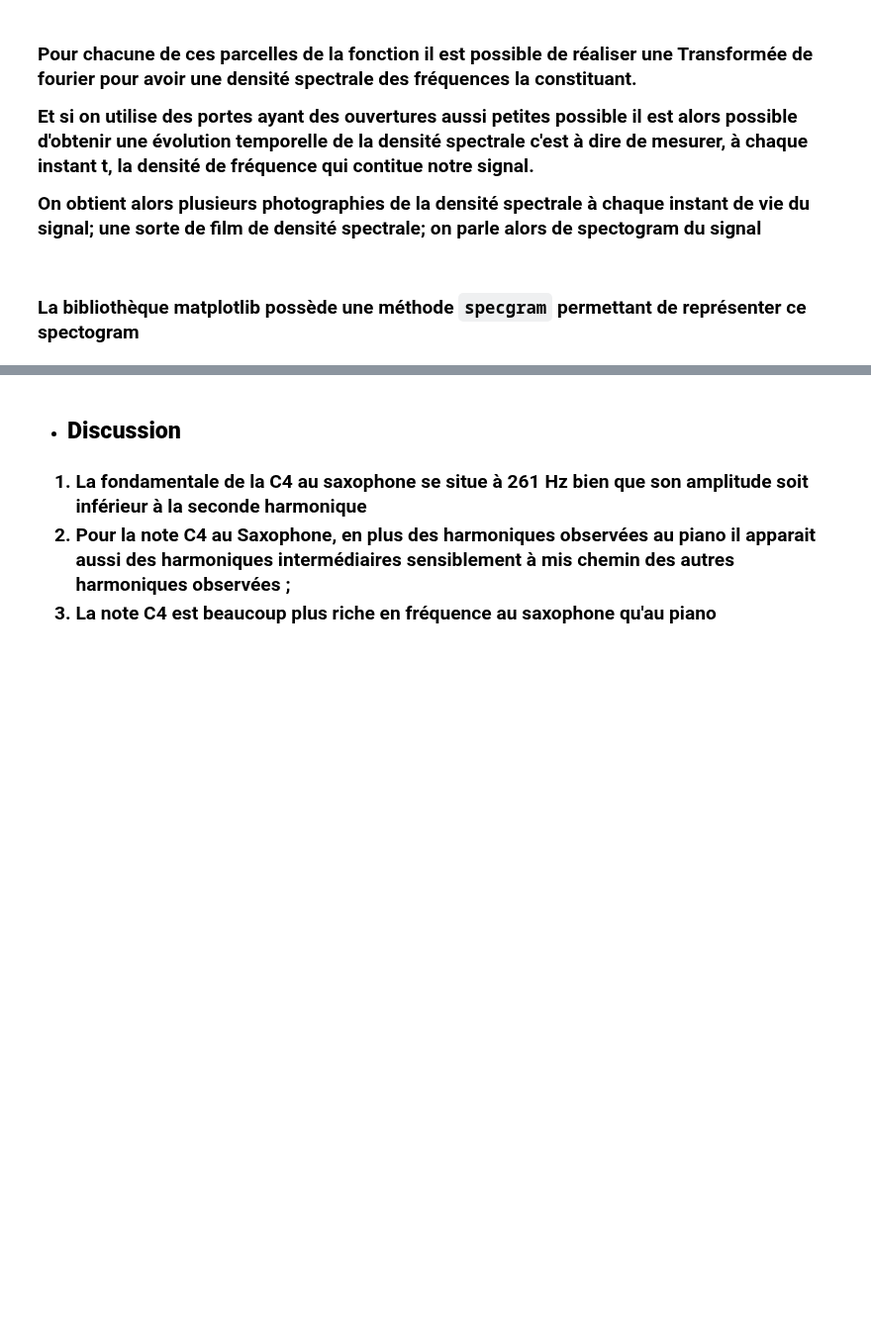
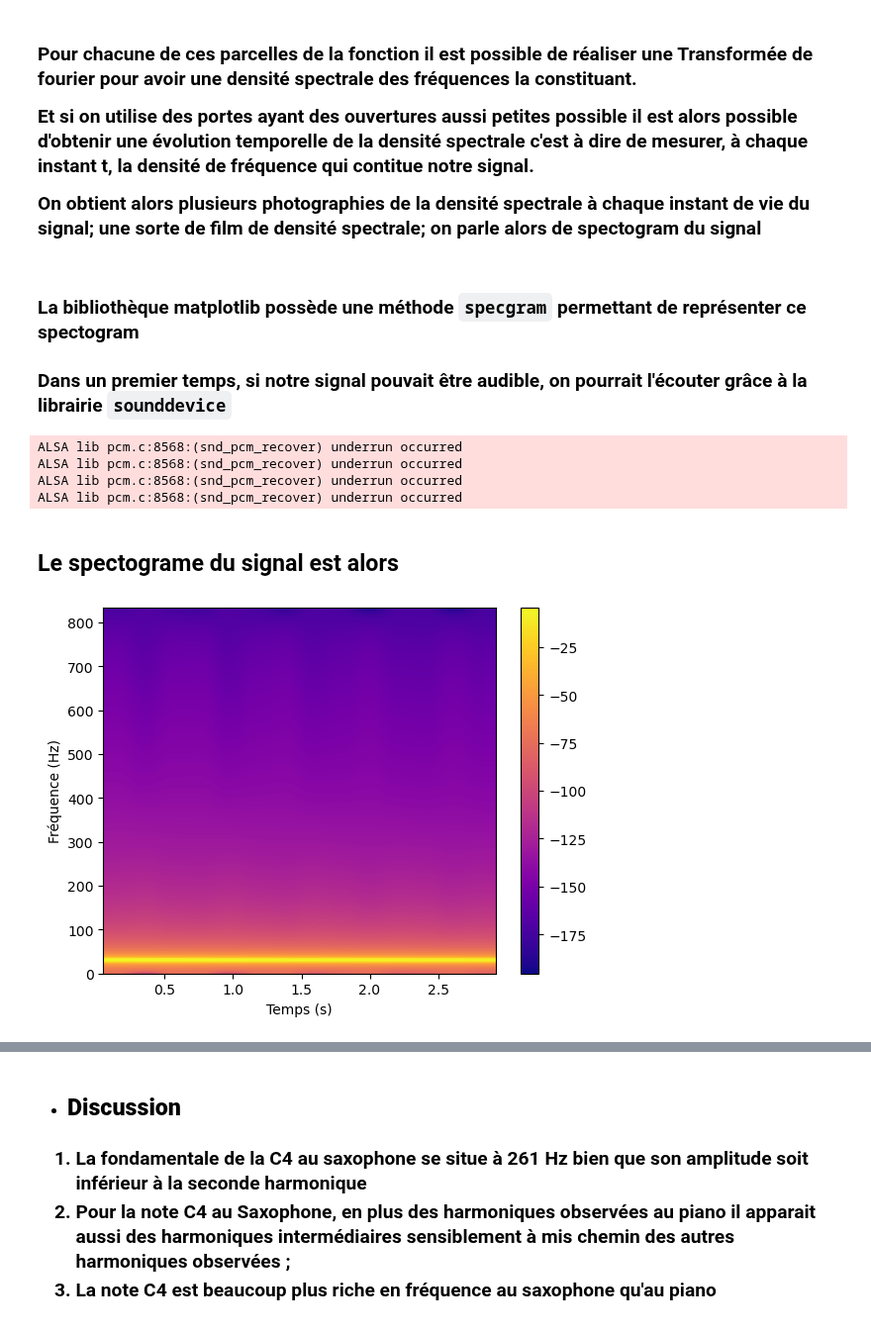
Before and after one commit to Brice-KENGNI-ZANGUIM/Signal_Processing, a Jupyter notebook: 4 - Spectograme/4 - Spectogram Temp_Fréquence.ipynb, the cells around one changed output, grey strips where cells are left out. Shown at 99% size. Cells and saved outputs as stored; diff of their text form; code cells hidden in the pictures; blank space fills up the shorter version.

Commit message:
signal masque

```diff
--- a/4 - Spectograme/4 - Spectogram Temp_Fréquence.ipynb
+++ b/4 - Spectograme/4 - Spectogram Temp_Fréquence.ipynb
@@ -160,3 +160,23 @@ plt.show()
 <h3> <p>Pour chacune de ces parcelles de la fonction il est possible de réaliser une Transformée de fourier pour avoir une densité spectrale des fréquences la constituant.</p>  <p>Et si on utilise des portes ayant des ouvertures aussi petites possible il est alors possible d'obtenir une évolution temporelle de la densité spectrale c'est à dire de mesurer, à chaque instant t, la densité de fréquence qui contitue notre signal.</p> <p> On obtient alors plusieurs photographies de la densité spectrale à chaque instant de vie du signal; une sorte de film de densité spectrale; on parle alors de spectogram du signal </p>
 # %% [markdown]
 ### La bibliothèque matplotlib possède une méthode `specgram` permettant de représenter ce spectogram
+
+### Dans un premier temps, si notre signal pouvait être audible, on pourrait l'écouter grâce à la librairie `sounddevice`
+# %%
+sd.play(6*signal ,fs)
+# %% [output]
+ALSA lib pcm.c:8568:(snd_pcm_recover) underrun occurred
+ALSA lib pcm.c:8568:(snd_pcm_recover) underrun occurred
+ALSA lib pcm.c:8568:(snd_pcm_recover) underrun occurred
+ALSA lib pcm.c:8568:(snd_pcm_recover) underrun occurred
+# %% [markdown]
+<h2> Le spectograme du signal est alors
+# %%
+S , fr ,ti ,_ = plt.specgram(signal, NFFT = 512, Fs=fs,noverlap=170, cmap="plasma" )
+plt.xlabel("Temps (s)")
+plt.ylabel("Fréquence (Hz)")
+
+plt.colorbar()
+plt.show()
+# %% [output]
+[figure, added]
```
Also changed, not shown: parts of 6 cells of this notebook.
